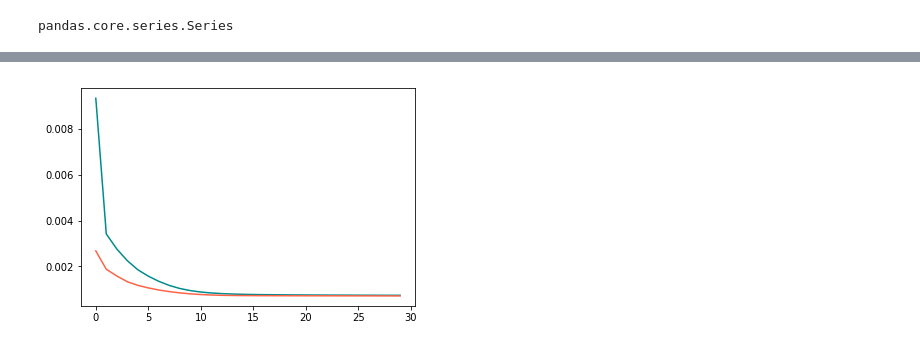
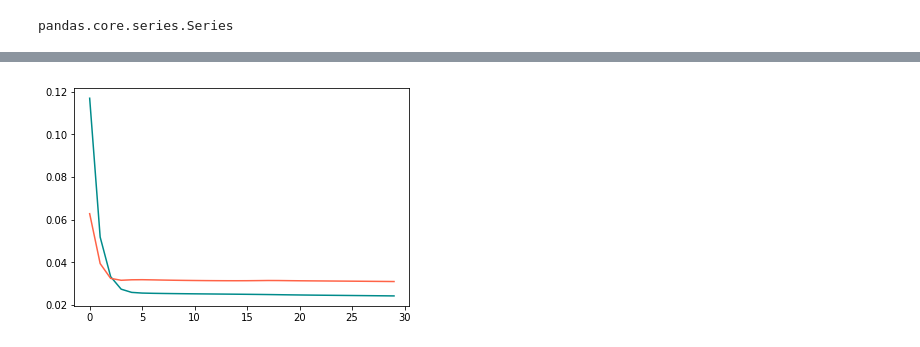
Before and after one commit to sherry-zkuai/air-quality-ai, a Jupyter notebook: beijing_model.ipynb, the cells around one changed output, grey strips where cells are left out. Saved outputs shown, nothing was run; the diff lists cells and outputs as text; code cells hidden in the pictures.

```diff
--- a/beijing_model.ipynb
+++ b/beijing_model.ipynb
@@ -49,7 +52,7 @@ x_valid_set=seq[split_row:, :-1]
 y_valid_set=seq[split_row:, -1]
 # %%
 class LSTM(nn.Module):
-    def __init__(self,input_size,hidden_size,num_layers=1,dropout=0,bidirectional=False):
+    def __init__(self,input_size,hidden_size,num_layers=2,dropout=0,bidirectional=False):
         super(LSTM,self).__init__()
         self.input_size=input_size
         self.hidden_size=hidden_size
@@ -106,7 +109,7 @@ def train(model,x_train_set,y_train_set,optimizer,batch_size,epoch):
         y_pred, outputs, hidden = lstm(batch_x,hidden)
 
         # Calculate the loss with the 'loss_fn'.
-        loss = loss_fn(y_pred,batch_y.unsqueeze(1))
+        loss = loss_fn(y_pred,batch_y)
 
         # Compute the gradient.
         loss.backward()
@@ -144,7 +147,7 @@ def eval(model,x_valid_set,y_valid_set,optimizer,batch_size):
         y_pred, outputs, hidden = lstm(batch_x,hidden)
 
         # Calculate the loss with the 'loss_fn'.
-        loss = loss_fn(y_pred,batch_y.unsqueeze(1))
+        loss = loss_fn(y_pred,batch_y)
 
         # Compute the gradient.
         loss.backward()
@@ -164,7 +167,7 @@ def eval(model,x_valid_set,y_valid_set,optimizer,batch_size):
 def save_model(epoch, model, path='./'):
 
     # file name and path
-    filename = path + 'neural_network_{}.pt'.format(epoch)
+    filename = path + 'beijing.pt'
 
     # load the model parameters
     torch.save(model.state_dict(), filename)
@@ -175,7 +178,7 @@ def save_model(epoch, model, path='./'):
 input_size=1
 hidden_size=24
 num_layers=2
-lstm=LSTM(input_size,hidden_size,num_layers)
+lstm=LSTM(input_size,hidden_size)
 
 learning_rate=0.0001
 max_grad_norm=5
@@ -236,9 +239,9 @@ Epoch 6: Loss = 0.00157909
 ... (49 lines left out)
 
 
 
 Optimization ended.
-[figure, old version]
+[figure, new version]
 # %%
 def predict_one_hour(model,x_valid_set,input_size,num_steps):
     predictions=torch.zeros(num_steps)
```
Also changed, not shown: parts of 5 cells of this notebook, 7 other files.
